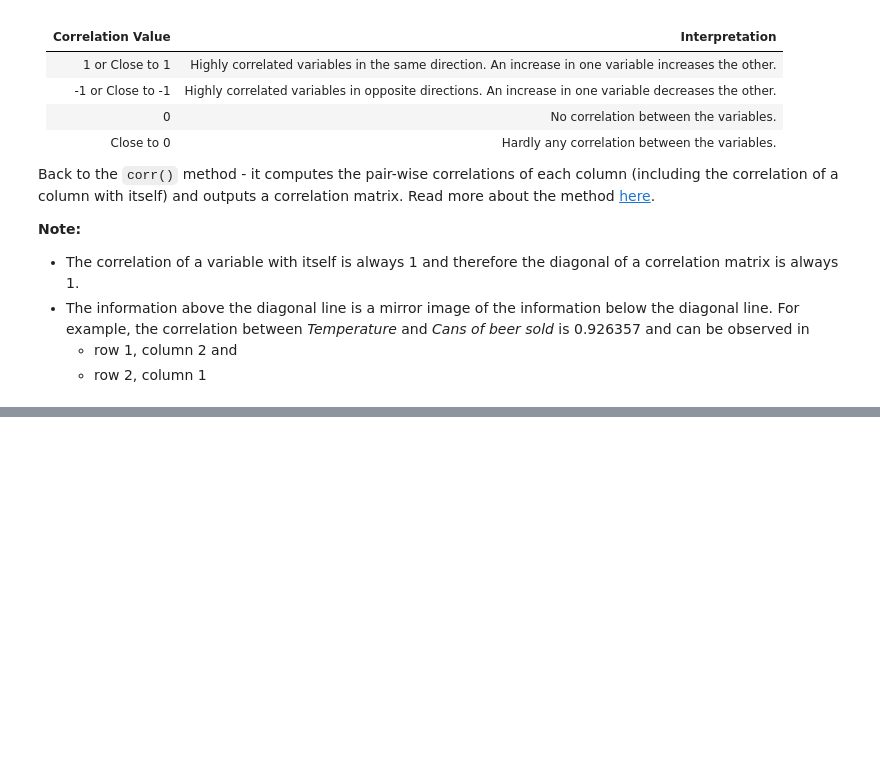
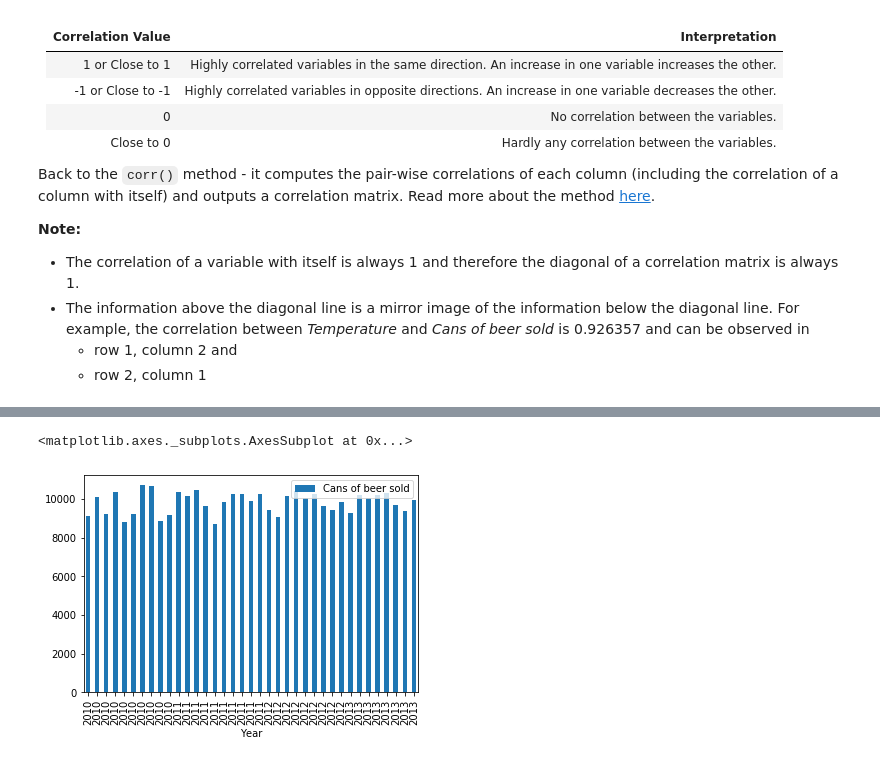
Before and after one commit to IshanaRaina/pandas-labs, a Jupyter notebook: baby_pandas.ipynb, the cells around one changed output, grey strips where cells are left out. Saved outputs shown, nothing was run; the diff lists cells and outputs as text; code cells hidden in the pictures; blank space fills up the shorter version.

```diff
--- a/baby_pandas.ipynb
+++ b/baby_pandas.ipynb
@@ -431,0 +513,5 @@ _Temperature_ and _Cans of beer sold_ are highly correlated with a value of 0.92
+# %%
+df.plot.bar(x='Year', y='Cans of beer sold')
+# %% [output]
+<matplotlib.axes._subplots.AxesSubplot at 0x...>
+[figure, added]
```
Also changed, not shown: parts of 25 cells of this notebook.
